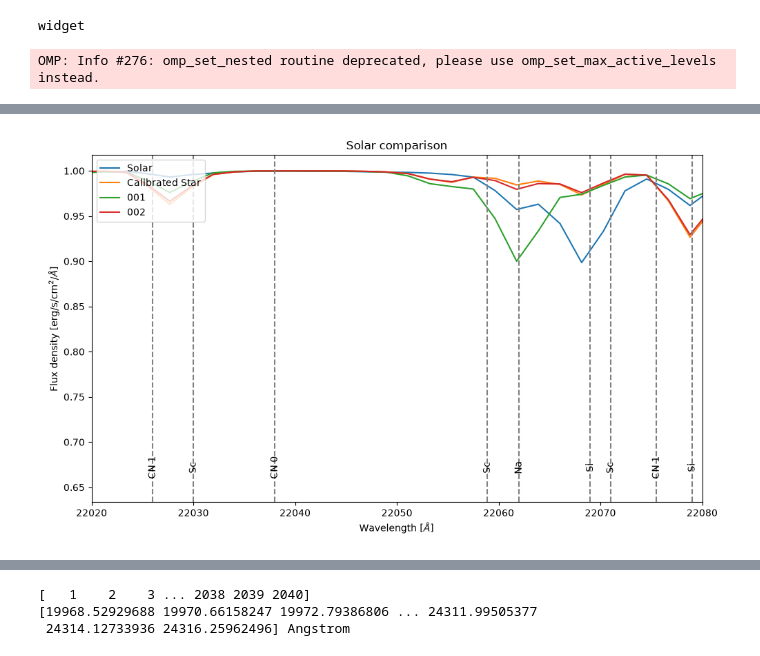
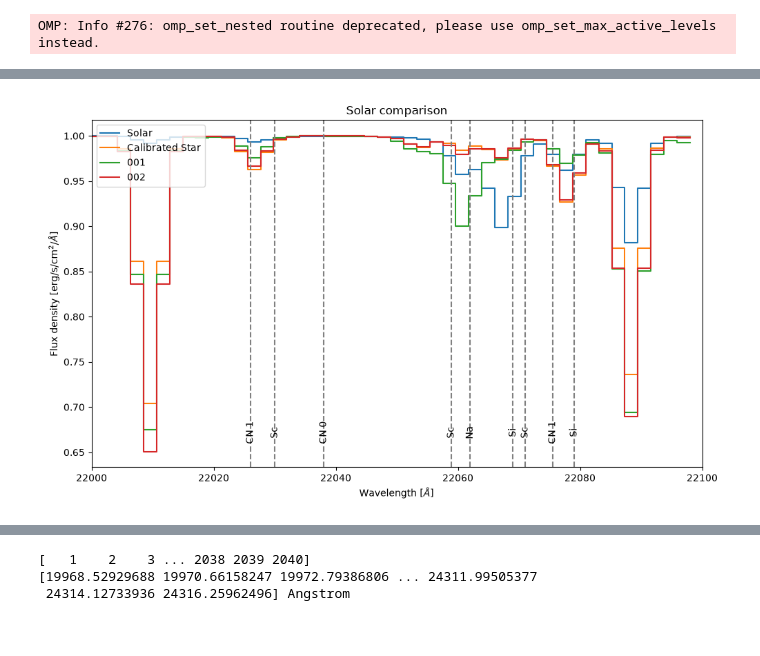
Before and after one commit to Keshavj-07/first_proj, a Jupyter notebook: scripts/NSC.ipynb, the cells around one changed output, grey strips where cells are left out. Saved outputs shown, nothing was run; the diff lists cells and outputs as text; code cells hidden in the pictures.

```diff
--- a/scripts/NSC.ipynb
+++ b/scripts/NSC.ipynb
@@ -44,6 +43 @@ The autoreload extension is already loaded. To reload it, use:
-# %%
-import matplotlib
-print(matplotlib.get_backend())
-# %% [output]
-widget
 # %%
@@ -72,38 +66,38 @@ Outside of interpolation range for H2+ BF cross-sections at depth points [27 28
 # %%
 # Single plot for solar comparison with other targets
 plt.figure(figsize=(10, 6))
 plt.plot(
-    sim_sun_lambdas,sim_sun_conv,label="Solar"
+    sim_sun_lambdas,sim_sun_conv,label="Solar", drawstyle="steps"
     )
 plt.plot(
-    sim_cal_lambdas,sim_cal_conv,label="Calibrated Star"
+    sim_cal_lambdas,sim_cal_conv,label="Calibrated Star" , drawstyle="steps"
 )
 plt.plot(
-    sim_001_lambdas,sim_001_conv,label="001"
+    sim_001_lambdas,sim_001_conv,label="001", drawstyle="steps"
 )
 plt.plot(
-    sim_002_lambdas,sim_002_conv,label="002",color="tab:red"
+    sim_002_lambdas,sim_002_conv,label="002",color="tab:red", drawstyle="steps"
 )
 vline(22026, 'CN 1')
 vline(22075.5, 'CN 1')
 vline(22038, 'CN 0')
 vline(22030, 'Sc')
 vline(22058.9, 'Sc')
 vline(22071, 'Sc')
 vline(22069, 'Si')
 vline(22079, 'Si')
 vline(22062, 'Na')
 
-plt.xlim(22020, 22080)
+plt.xlim(22000, 22100)
 #plt.ylim(4000, 12000)
 plt.title("Solar comparison")
 plt.xlabel(r"Wavelength [$\AA$]")
 plt.ylabel(r"Flux density [erg/s/cm$^2$/$\AA$]")
 plt.tight_layout()
 plt.legend(loc='upper left')
 plt.show()
 # %% [output]
-[figure, old version]
+[figure, new version]
 # %%
 #Science Target 001 Observational Spectra
 fname = '../data/nifs_spectra_2015/N1_1/N1_1_001.fits'
```
Also changed, not shown: parts of 27 cells of this notebook, 2 other files.
